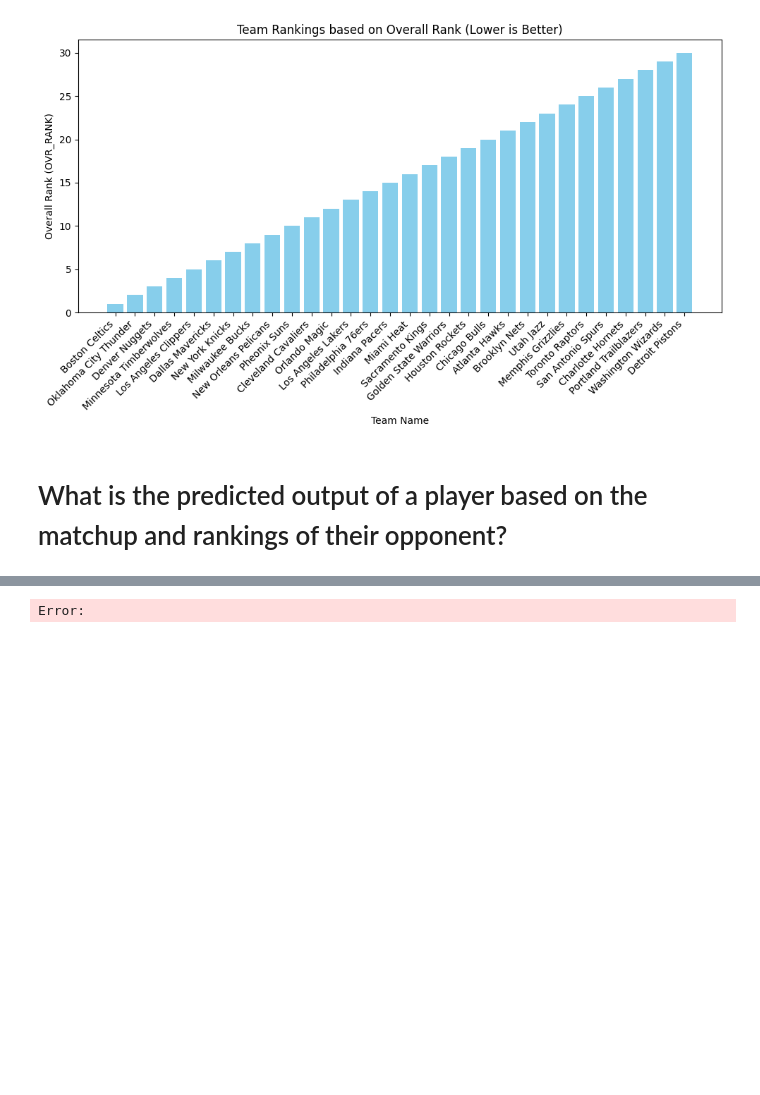
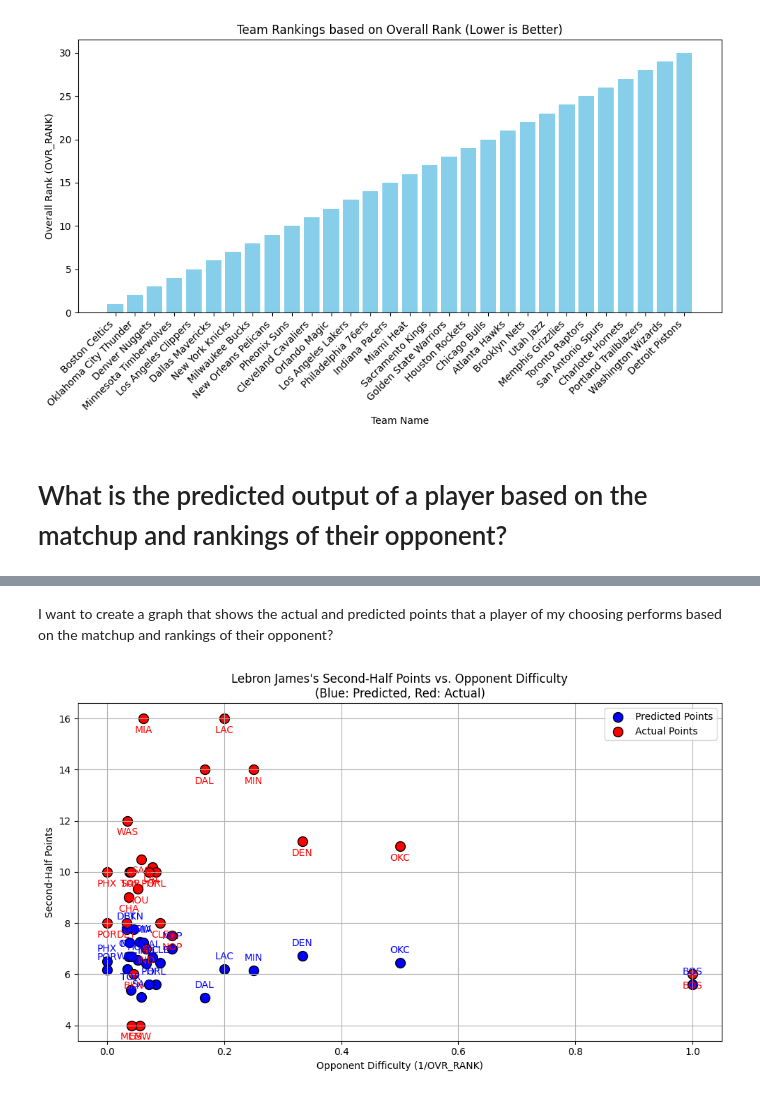
Before and after one commit to Richwhat28/Predictive_NBA_performance_ML, a Jupyter notebook: NBA Prediction.ipynb, the cells around one changed output, grey strips where cells are left out. Drawn from its saved outputs; the diff is of its cells as text; code cells hidden in the pictures; blank space fills up the shorter version.

```diff
--- a/NBA Prediction.ipynb
+++ b/NBA Prediction.ipynb
@@ -478,3 +480,5 @@ plt.show()
+# %% [markdown]
+I want to create a graph that shows the actual and predicted points that a player of my choosing performs based on the matchup and rankings of their opponent?
 # %%
 import pandas as pd
 import numpy as np
@@ -517,6 +521,9 @@ team_name_map = {
     "UTA": "Utah Jazz",
     "WAS": "Washington Wizards"
 }
+
+# Create an inverted mapping: full name -> abbreviation
+full_to_abbrev = {v: k for k, v in team_name_map.items()}
 
 # ----------------------------
 # Load the trained model and scaler
@@ -642,36 +649,42 @@ opponent_grouped = player_data.groupby('OPPONENT_TEAM_FULL').agg({
     'opponent_difficulty': 'mean',
     'second_half_points': 'mean'  # Actual average second-half points
 }).reset_index()
 
 # Prepare features for prediction (using the same order as in training)
-features = opponent_grouped[['first_half_attempts', 'first_half_made', 'first_half_points', 'first_half_fg_pct', 'opponent_difficulty']].values
+feature_columns = ['first_half_attempts', 'first_half_made', 'first_half_points', 'first_half_fg_pct', 'opponent_difficulty']
+features = opponent_grouped[feature_columns]  # Keep as a DataFrame with column names
 features_scaled = scaler.transform(features)
 
 # Predict second-half points for each opponent matchup
 predicted_points = model.predict(features_scaled)
 opponent_grouped['predicted_second_half_points'] = predicted_points
 
 # ----------------------------
 # Create a scatter plot showing both predicted and actual second-half points vs. opponent difficulty
 # ----------------------------
 plt.figure(figsize=(10, 6))
 x = opponent_grouped['opponent_difficulty']
 
 # Plot predicted points (blue) and actual points (red)
 plt.scatter(x, opponent_grouped['predicted_second_half_points'], c='blue', s=100, edgecolor='black', label='Predicted Points')
 plt.scatter(x, opponent_grouped['second_half_points'], c='red', s=100, edgecolor='black', label='Actual Points')
 
-# Annotate each point with the opponent team name
-for i, team in enumerate(opponent_grouped['OPPONENT_TEAM_FULL']):
-    plt.annotate(team, (x.iloc[i], opponent_grouped['predicted_second_half_points'].iloc[i]),
-                 textcoords="offset points", xytext=(0, 10), ha='center')
+# Annotate each point with the abbreviated team name
+for i, team_full in enumerate(opponent_grouped['OPPONENT_TEAM_FULL']):
+    abbrev = full_to_abbrev.get(team_full, team_full)
+    # Annotate predicted (blue) with offset upward
+    plt.annotate(abbrev, (x.iloc[i], opponent_grouped['predicted_second_half_points'].iloc[i]),
+                 textcoords="offset points", xytext=(0, 10), ha='center', color='blue')
+    # Annotate actual (red) with offset downward
+    plt.annotate(abbrev, (x.iloc[i], opponent_grouped['second_half_points'].iloc[i]),
+                 textcoords="offset points", xytext=(0, -15), ha='center', color='red')
 
 plt.xlabel('Opponent Difficulty (1/OVR_RANK)')
 plt.ylabel('Second-Half Points')
 plt.title(f"{player_name_input}'s Second-Half Points vs. Opponent Difficulty\n(Blue: Predicted, Red: Actual)")
 plt.legend()
 plt.grid(True)
 plt.tight_layout()
 plt.show()
 # %% [output]
-Error:
+[figure, added]
```
Also changed, not shown: parts of 2 cells of this notebook.
